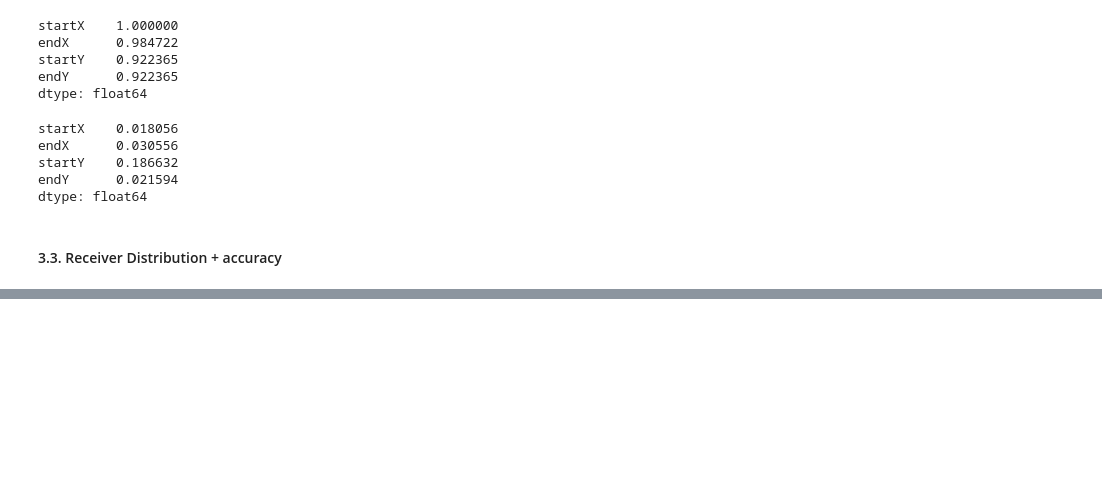
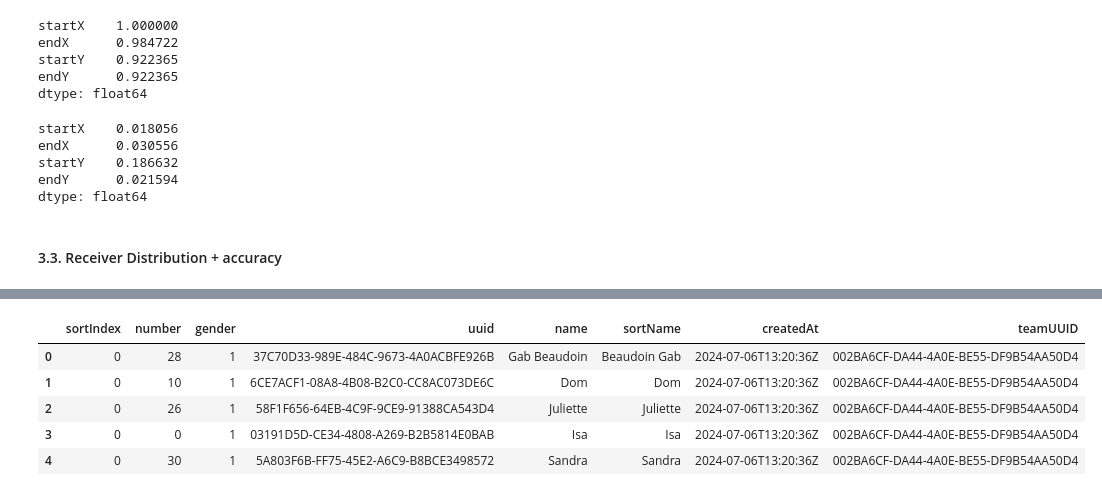
Before and after one commit to yukikongju/Miscellaneous-Projects, a Jupyter notebook: StattoStats/playground.ipynb, the cells around one changed output, grey strips where cells are left out. Saved outputs shown, nothing was run; the diff lists cells and outputs as text; code cells hidden in the pictures; blank space fills up the shorter version.

```diff
--- a/StattoStats/playground.ipynb
+++ b/StattoStats/playground.ipynb
@@ -304,0 +307,9 @@ dtype: float64
+# %%
+df_players.head()
+# %% [output]
+|  | sortIndex | number | gender | uuid | name | sortName | createdAt | teamUUID |
+| 0 | 0 | 28 | 1 | 37C70D33-989E-484C-9673-4A0ACBFE926B | Gab Beaudoin | Beaudoin Gab | 2024-07-06T13:20:36Z | 002BA6CF-DA44-4A0E-BE55-DF9B54AA50D4 |
+| 1 | 0 | 10 | 1 | 6CE7ACF1-08A8-4B08-B2C0-CC8AC073DE6C | Dom | Dom | 2024-07-06T13:20:36Z | 002BA6CF-DA44-4A0E-BE55-DF9B54AA50D4 |
+| 2 | 0 | 26 | 1 | 58F1F656-64EB-4C9F-9CE9-91388CA543D4 | Juliette | Juliette | 2024-07-06T13:20:36Z | 002BA6CF-DA44-4A0E-BE55-DF9B54AA50D4 |
+| 3 | 0 | 0 | 1 | 03191D5D-CE34-4808-A269-B2B5814E0BAB | Isa | Isa | 2024-07-06T13:20:36Z | 002BA6CF-DA44-4A0E-BE55-DF9B54AA50D4 |
+| 4 | 0 | 30 | 1 | 5A803F6B-FF75-45E2-A6C9-B8BCE3498572 | Sandra | Sandra | 2024-07-06T13:20:36Z | 002BA6CF-DA44-4A0E-BE55-DF9B54AA50D4 |
```
Also changed, not shown: parts of 8 cells of this notebook.
